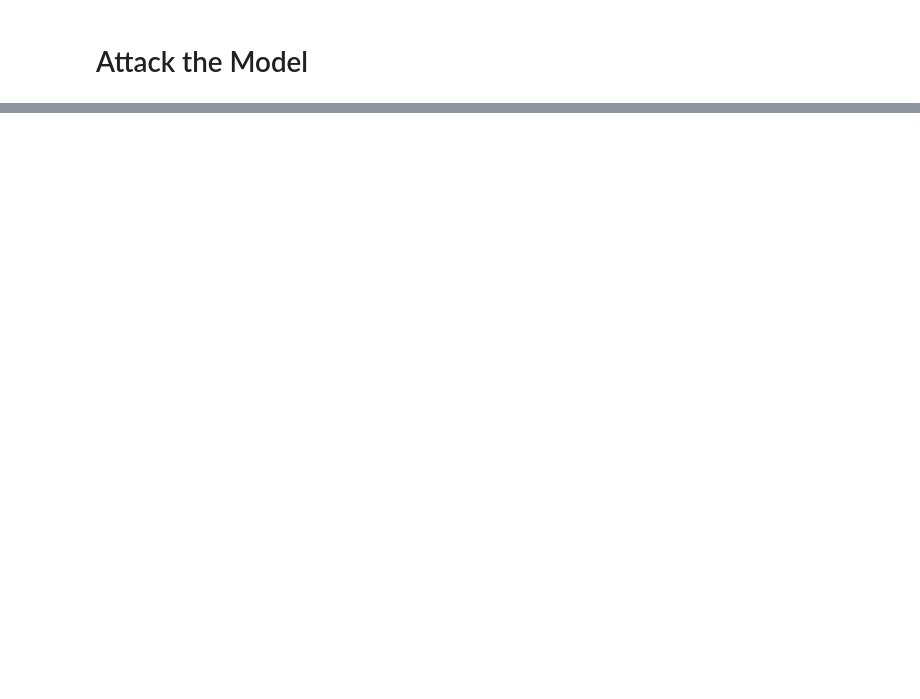
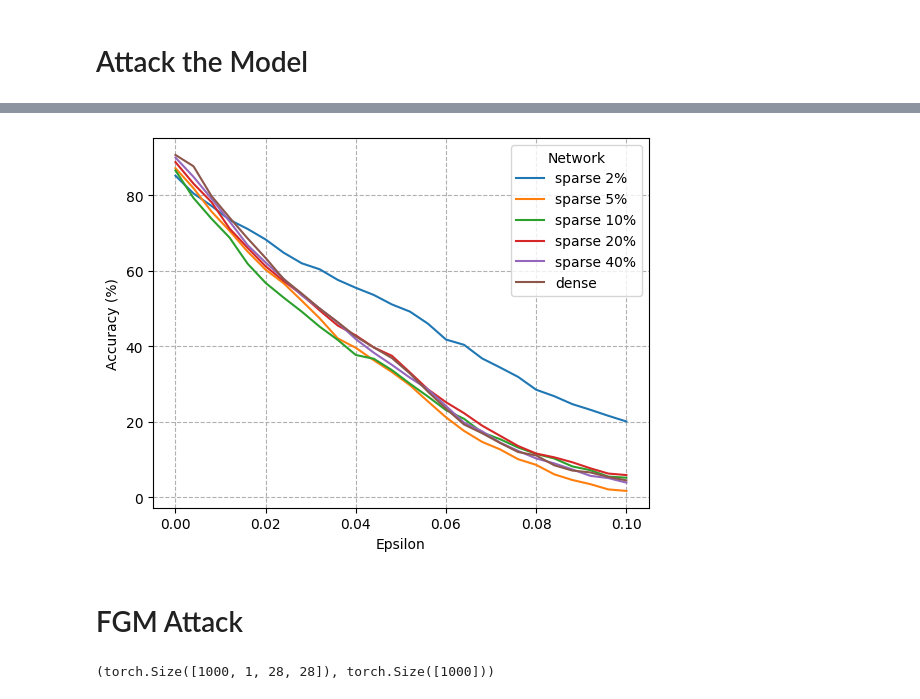
Before and after one commit to sirTomasson/BregmanLearning, a Jupyter notebook: notebooks/BIM-Attack.ipynb, the cells around one changed output, grey strips where cells are left out. Drawn from its saved outputs; the diff is of its cells as text; code cells hidden in the pictures; blank space fills up the shorter version.

```diff
--- a/notebooks/BIM-Attack.ipynb
+++ b/notebooks/BIM-Attack.ipynb
@@ -314,0 +441,18 @@ df.to_csv('../results/dense_adam_BIM_attack.csv')
+# %%
+df = pd.read_csv('../results/dense_multi_sparse_BIM_attack.csv')
+df.set_index('eps', inplace=True)
+
+df.plot(kind='line')
+plt.grid(True, linestyle='--')
+plt.legend(title='Network')
+plt.xlabel('Epsilon')
+plt.ylabel('Accuracy (%)')
+plt.savefig('dense_sparse_BIM_attack.png')
+# %% [output]
+[figure, added]
+# %% [markdown]
+# FGM Attack
+# %%
+x, y = get_batch(test_loader)
+# %% [output]
+(torch.Size([1000, 1, 28, 28]), torch.Size([1000]))
```
Also changed, not shown: parts of 18 cells of this notebook, 24 other files.
